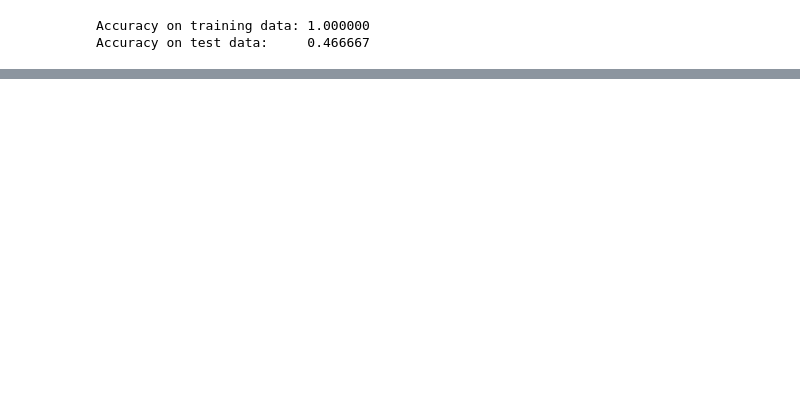
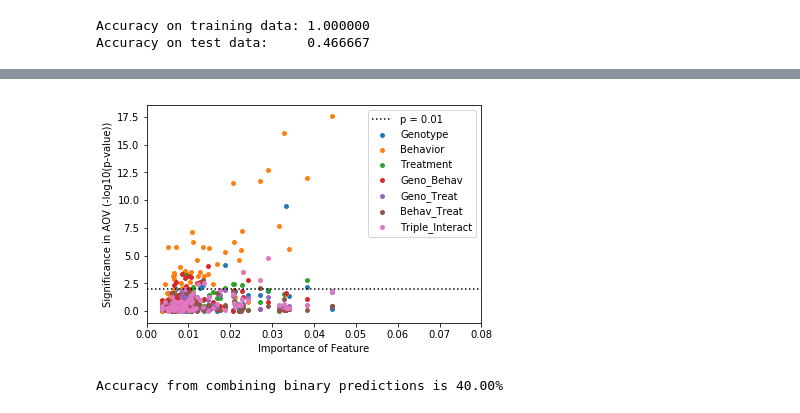
Before and after one commit to Adenordis/Springboard-Capstone-1, a Jupyter notebook: Capstone1_Supervised.ipynb, the cells around one changed output, grey strips where cells are left out. Drawn from its saved outputs; the diff is of its cells as text; code cells hidden in the pictures; blank space fills up the shorter version.

```diff
--- a/Capstone1_Supervised.ipynb
+++ b/Capstone1_Supervised.ipynb
@@ -231,0 +231,4 @@ _ = accuracy_df.transpose().plot(kind = 'bar', rot = 30)
+# %%
+importance_df_rf = pd.DataFrame({'protein': X_columns.columns,
+                              'importance': classifier_rf.feature_importances_})
+importance_df_rf.sort_values('importance', ascending = False).head(10)
@@ -231,0 +249,4 @@ _ = accuracy_df.transpose().plot(kind = 'bar', rot = 30)
+# %%
+AOV_results = pd.read_excel('AOV_Results.xls')
+AOV_results.rename(columns = {'Unnamed: 0': 'protein'}, inplace = True)
+AOV_results.head()
@@ -231,0 +260,3 @@ _ = accuracy_df.transpose().plot(kind = 'bar', rot = 30)
+# %%
+importance_AOV_combine = AOV_results.join(importance_df_rf.set_index('protein'),on = 'protein')
+importance_AOV_combine.sort_values('importance',ascending = False).head()
@@ -231,0 +270,39 @@ _ = accuracy_df.transpose().plot(kind = 'bar', rot = 30)
+# %%
+y_columns = importance_AOV_combine.columns[1:-1]
+for y_col in y_columns:
+    _ = plt.scatter(x = importance_AOV_combine.importance, y = -np.log10(importance_AOV_combine[y_col]), s = 15)
+_ = plt.xlabel('Importance of Feature')
+_ = plt.ylabel('Significance in AOV (-log10(p-value))')
+_ = plt.axhline(-np.log10(0.01), linestyle = ':', color = 'k')
+_ = plt.xlim([0,0.08]) #Just putting in a little extra room for the legend
+_ = plt.legend(['p = 0.01']+list(y_columns))
+# %% [output]
+[figure, added]
+# %%
+pred_df = pd.DataFrame()
+for variable in Y.columns[0:3]:
+    this_y_train = Y_train[variable]
+    classifier = RandomForestClassifier(criterion = 'gini', max_features = 'sqrt', n_estimators = 1000,
+                                        max_depth = None, n_jobs = -1, min_samples_leaf = 1)
+    classifier.fit(X_train, this_y_train)
+    pred_df[variable] = classifier.predict(X_test)
+
+def interpret_class(genotype, behavior, treatment):
+    if (genotype == 'Control'):
+        c = 'c-'
+    else:
+        c = 't-'
+    if (behavior == 'Control'):
+        c += 'SC-'
+    else:
+        c += 'CS-'
+    if (treatment == 'Saline'):
+        c += 's'
+    else:
+        c += 'm'
+    return c
+
+class_pred = [interpret_class(row[1], row[2], row[3]) for row in pred_df.itertuples()]
+print('Accuracy from combining binary predictions is %.2f%%' %(100*np.mean(Y_test['class'] == class_pred)))
+# %% [output]
+Accuracy from combining binary predictions is 40.00%
```
Also changed, not shown: parts of 17 cells of this notebook, 2 other files.
